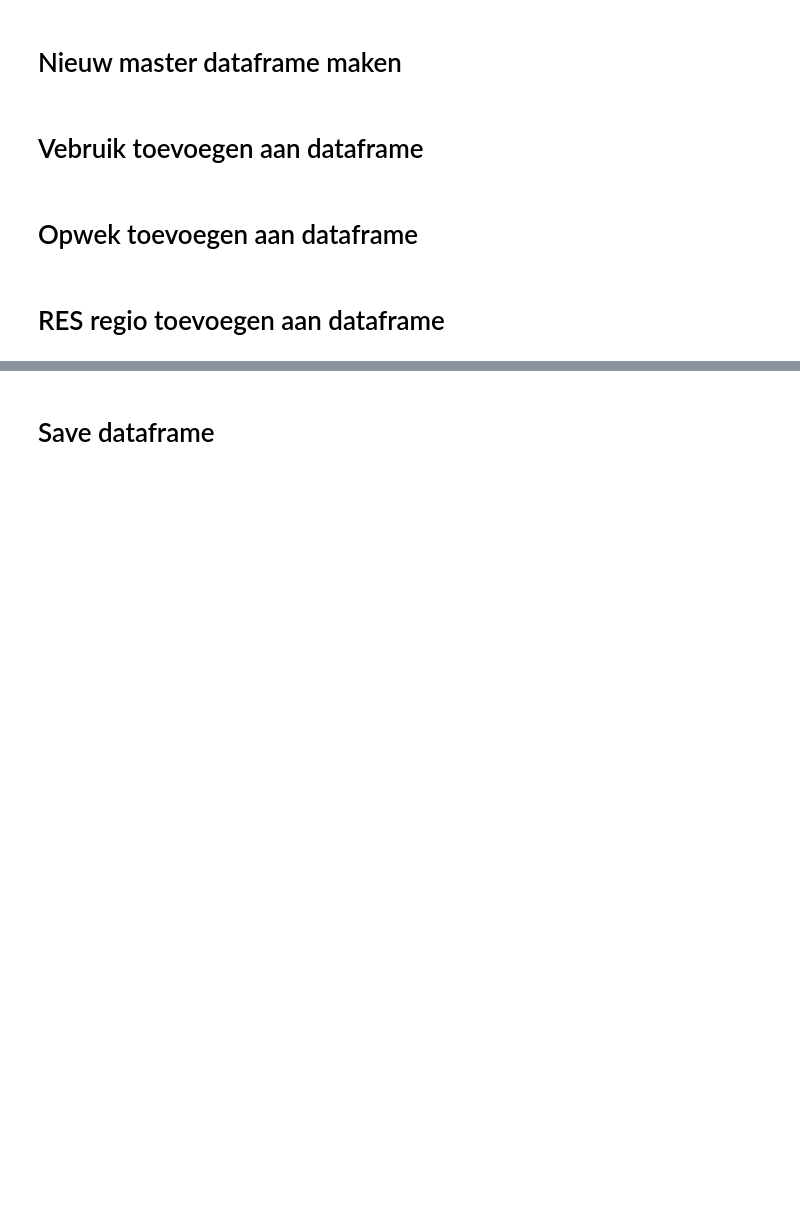
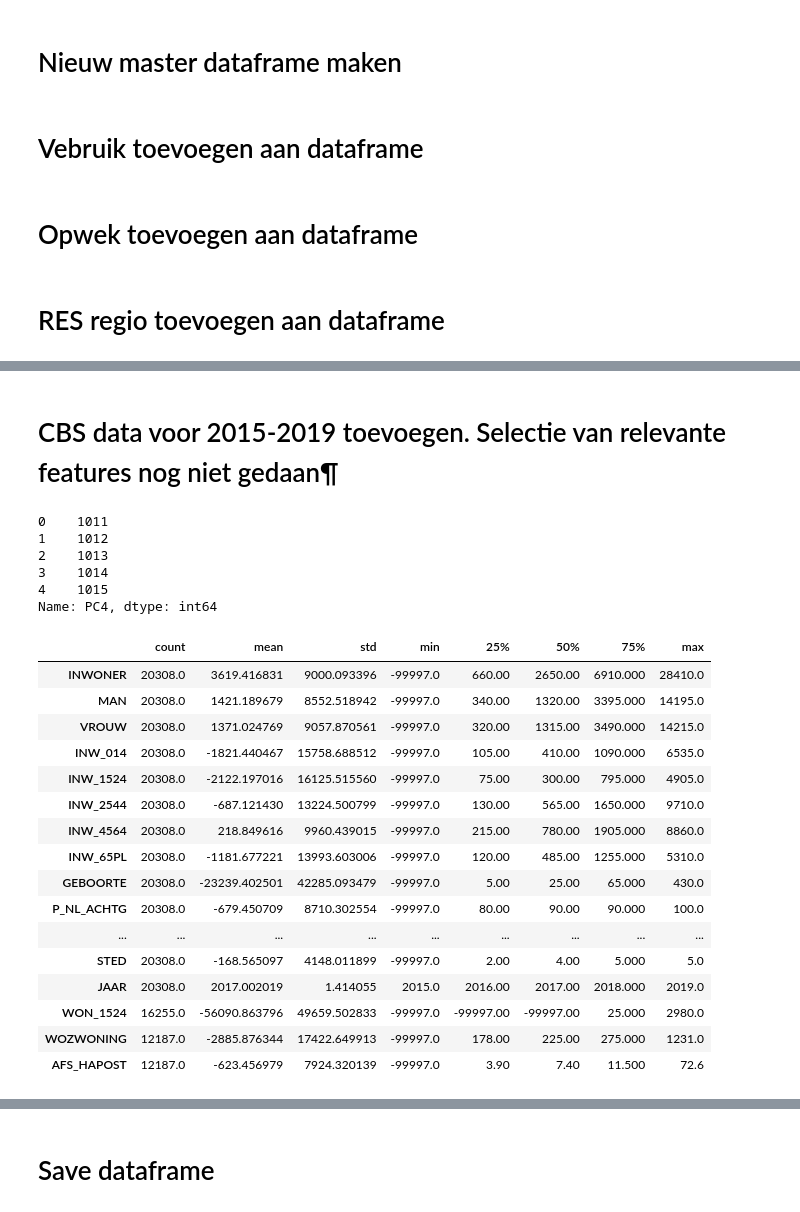
Before and after one commit to processminery/jads_enexis, a Jupyter notebook: notebooks/master_dataframe.ipynb, the cells around one changed output, grey strips where cells are left out. Drawn from its saved outputs; the diff is of its cells as text; code cells hidden in the pictures; blank space fills up the shorter version.

Commit message:
Included merge of CBS data fro period 2015-2019

```diff
--- a/notebooks/master_dataframe.ipynb
+++ b/notebooks/master_dataframe.ipynb
@@ -48,6 +48,26 @@ df_verbruik = pd.read_hdf('kleinverbruikgegevens_data.h5')
 df_cbs_buurt_pc4 = pd.read_hdf('cbs_buurt_pc4.h5')
 # mapping van PC4 buurt naar RES regio
 df_pc4_res = pd.read_hdf('pc4_res.h5')
+# %%
+# 5 CBS data csv files inlezen
+cbs_2015 = pd.read_csv('../raw/CBS_PC4_2015_v2.csv')
+cbs_2016 = pd.read_csv('../raw/CBS_PC4_2016_v2.csv')
+cbs_2017 = pd.read_csv('../raw/CBS_PC4_2017_v3.csv')
+cbs_2018 = pd.read_csv('../raw/CBS_PC4_2018_v2.csv')
+cbs_2019 = pd.read_csv('../raw/CBS_PC4_2019_v1.csv')
+
+# Add column JAAR and fill with correct year values.
+cbs_2015['JAAR']=2015
+cbs_2016['JAAR']=2016
+cbs_2017['JAAR']=2017
+cbs_2018['JAAR']=2018
+cbs_2019['JAAR']=2019
+
+# Concatenate in a single dataframe.
+cbs = pd.concat([cbs_2015,cbs_2016,cbs_2017,cbs_2018,cbs_2019])
+
+# Delet obsolete dataframes
+del cbs_2015, cbs_2016, cbs_2017, cbs_2018, cbs_2019
 # %% [markdown]
 # Nieuw master dataframe maken
 # %%
@@ -102,0 +144,2 @@ df = pd.merge(df, df_pc4_res, on=['PC4'], how='left')
+# %% [markdown]
+# CBS data voor 2015-2019 toevoegen. Selectie van relevante features nog niet  gedaan¶
@@ -102,0 +148,29 @@ df = pd.merge(df, df_pc4_res, on=['PC4'], how='left')
+# %%
+cbs['PC4'].head()
+# %% [output]
+0    1011
+1    1012
+2    1013
+3    1014
+4    1015
+Name: PC4, dtype: int64
+# %%
+cbs.describe().transpose()
+# %% [output]
+|  | count | mean | std | min | 25% | 50% | 75% | max |
+| INWONER | 20308.0 | 3619.416831 | 9000.093396 | -99997.0 | 660.00 | 2650.00 | 6910.000 | 28410.0 |
+| MAN | 20308.0 | 1421.189679 | 8552.518942 | -99997.0 | 340.00 | 1320.00 | 3395.000 | 14195.0 |
+| VROUW | 20308.0 | 1371.024769 | 9057.870561 | -99997.0 | 320.00 | 1315.00 | 3490.000 | 14215.0 |
+| INW_014 | 20308.0 | -1821.440467 | 15758.688512 | -99997.0 | 105.00 | 410.00 | 1090.000 | 6535.0 |
+| INW_1524 | 20308.0 | -2122.197016 | 16125.515560 | -99997.0 | 75.00 | 300.00 | 795.000 | 4905.0 |
+| INW_2544 | 20308.0 | -687.121430 | 13224.500799 | -99997.0 | 130.00 | 565.00 | 1650.000 | 9710.0 |
+| INW_4564 | 20308.0 | 218.849616 | 9960.439015 | -99997.0 | 215.00 | 780.00 | 1905.000 | 8860.0 |
+| INW_65PL | 20308.0 | -1181.677221 | 13993.603006 | -99997.0 | 120.00 | 485.00 | 1255.000 | 5310.0 |
+| GEBOORTE | 20308.0 | -23239.402501 | 42285.093479 | -99997.0 | 5.00 | 25.00 | 65.000 | 430.0 |
+| P_NL_ACHTG | 20308.0 | -679.450709 | 8710.302554 | -99997.0 | 80.00 | 90.00 | 90.000 | 100.0 |
+| ... | ... | ... | ... | ... | ... | ... | ... | ... |
+| STED | 20308.0 | -168.565097 | 4148.011899 | -99997.0 | 2.00 | 4.00 | 5.000 | 5.0 |
+| JAAR | 20308.0 | 2017.002019 | 1.414055 | 2015.0 | 2016.00 | 2017.00 | 2018.000 | 2019.0 |
+| WON_1524 | 16255.0 | -56090.863796 | 49659.502833 | -99997.0 | -99997.00 | -99997.00 | 25.000 | 2980.0 |
+| WOZWONING | 12187.0 | -2885.876344 | 17422.649913 | -99997.0 | 178.00 | 225.00 | 275.000 | 1231.0 |
+| AFS_HAPOST | 12187.0 | -623.456979 | 7924.320139 | -99997.0 | 3.90 | 7.40 | 11.500 | 72.6 |
```
Also changed, not shown: parts of 5 cells of this notebook, 5 other files.
